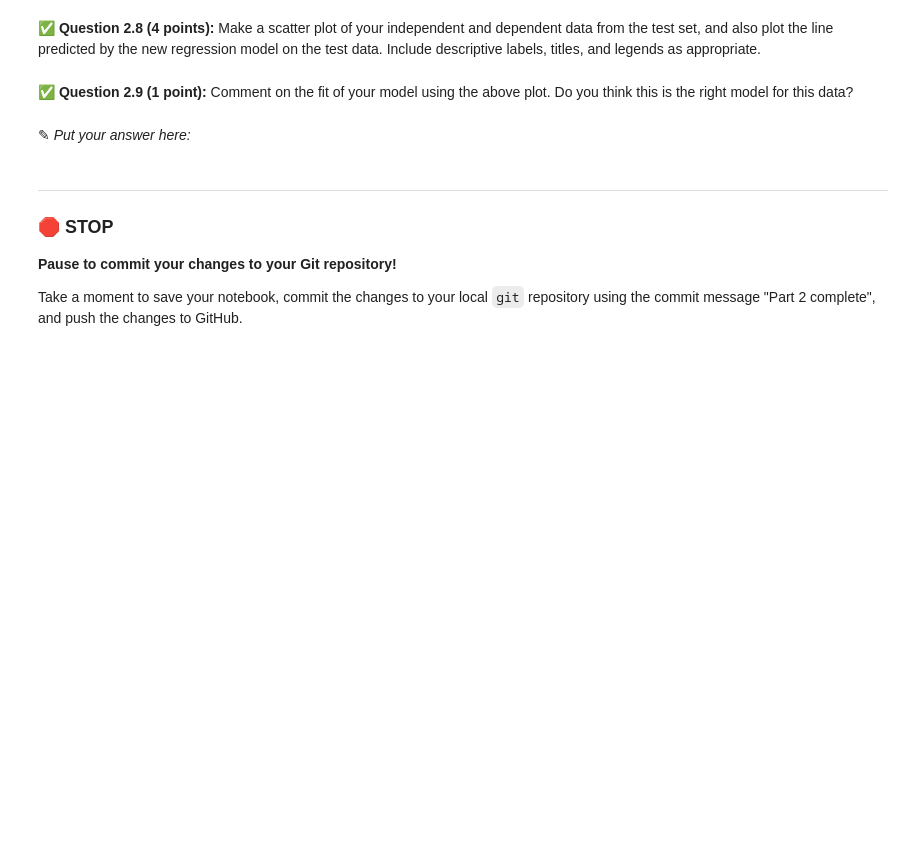
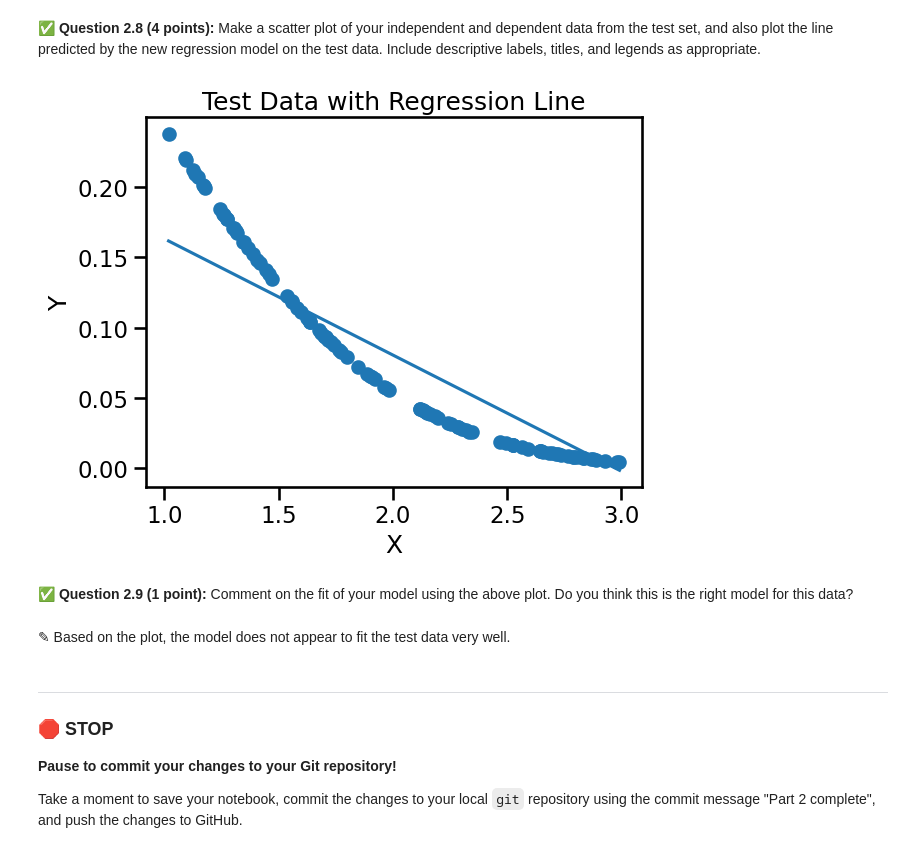
Before and after one commit to btavarezg/CMSE-202, a Jupyter notebook: hw-03/HW-03_Regression-S26-STUDENT.ipynb, the cells around one changed output. Drawn from its saved outputs; the diff is of its cells as text; code cells hidden in the pictures; blank space fills up the shorter version.

```diff
--- a/hw-03/HW-03_Regression-S26-STUDENT.ipynb
+++ b/hw-03/HW-03_Regression-S26-STUDENT.ipynb
@@ -141,7 +209,27 @@ In this part, we'll perform some one-variable linear regression analysis on the
+# %%
+# Put your answer here
+test_data = pd.read_csv("Test_1.csv")
+
+X_test = test_data["X"]
+y_test = test_data["Y"]
+
+X_test = sm.add_constant(X_test)
+plt.scatter(test_data["X"], test_data["Y"])
+
+predicted_test = results.predict(X_test)
+
+plt.plot(test_data["X"], predicted_test)
+
+plt.xlabel("X")
+plt.ylabel("Y")
+plt.title("Test Data with Regression Line")
+plt.show()
+# %% [output]
+[figure, added]
 # %% [markdown]
 &#9989; **Question 2.9 (1 point):** Comment on the fit of your model using the above plot. Do you think this is the right model for this data?
-# %% [markdown]
-<font size=+3>&#9998;</font> _Put your answer here:_
+# %% [markdown]
+<font size=+3>&#9998;</font> Based on the plot, the model does not appear to fit the test data very well.
 # %% [markdown]
 ---
 ### &#128721; STOP
```
Also changed, not shown: parts of 50 cells of this notebook, 4 other files.
